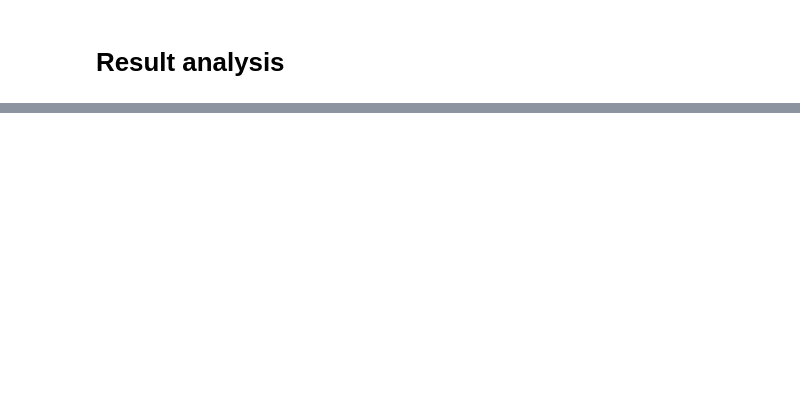
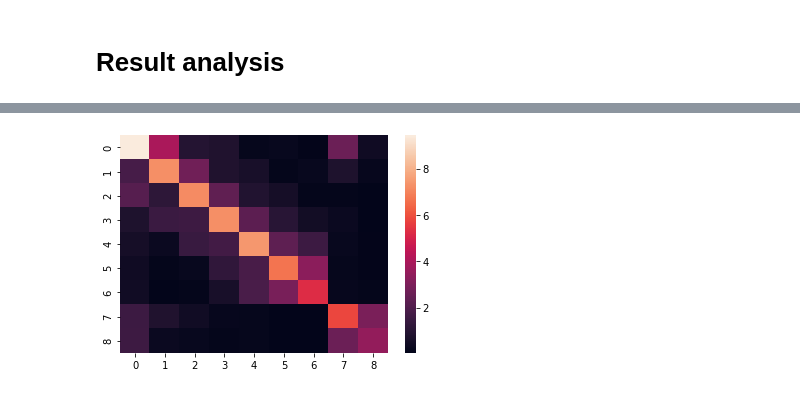
Before and after one commit to DecodEPFL/eiv-grid-id, a Jupyter notebook: notebooks/EF_08_full_network_polar.ipynb, the cells around one changed output, grey strips where cells are left out. Cells and saved outputs as stored; diff of their text form; code cells hidden in the pictures; blank space fills up the shorter version.

```diff
--- a/notebooks/EF_08_full_network_polar.ipynb
+++ b/notebooks/EF_08_full_network_polar.ipynb
@@ -189,2 +252,6 @@ sns.heatmap(np.abs(y_bus - y_sparse_tls));
 # %%
 sns.heatmap(np.abs(y_bus - y_sparse_tls_cov));
+# %%
+sns.heatmap(np.abs(y_sparse_tls));
+# %% [output]
+[figure, added]
```
Also changed, not shown: parts of 16 cells of this notebook, 2 other files.
